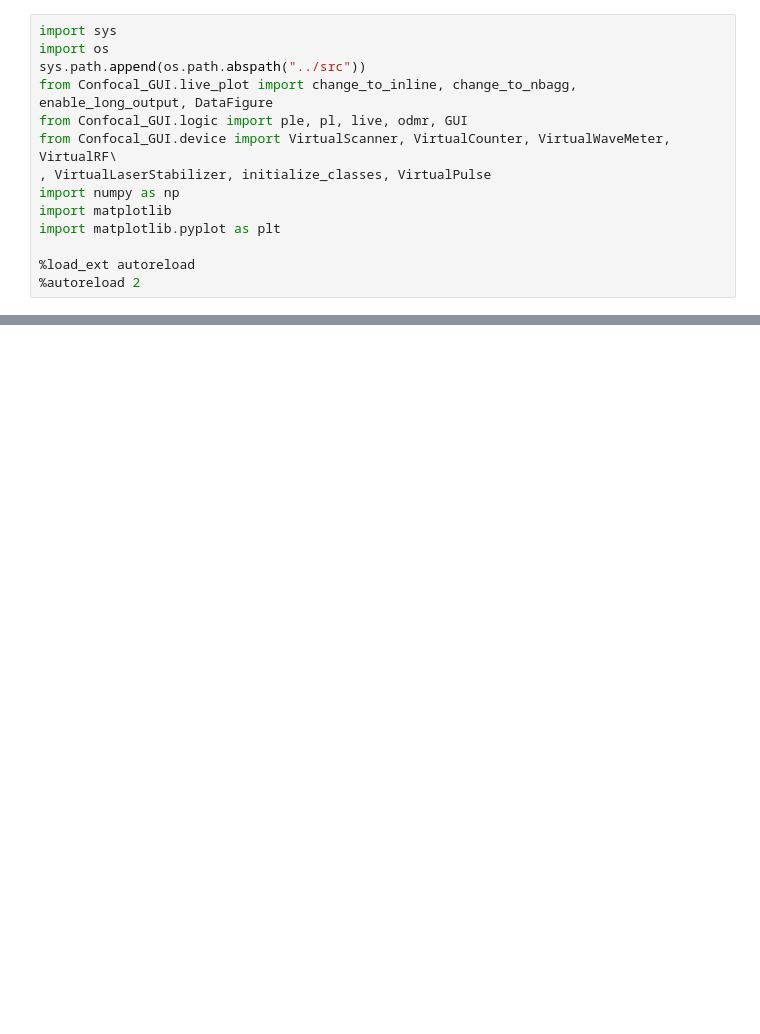
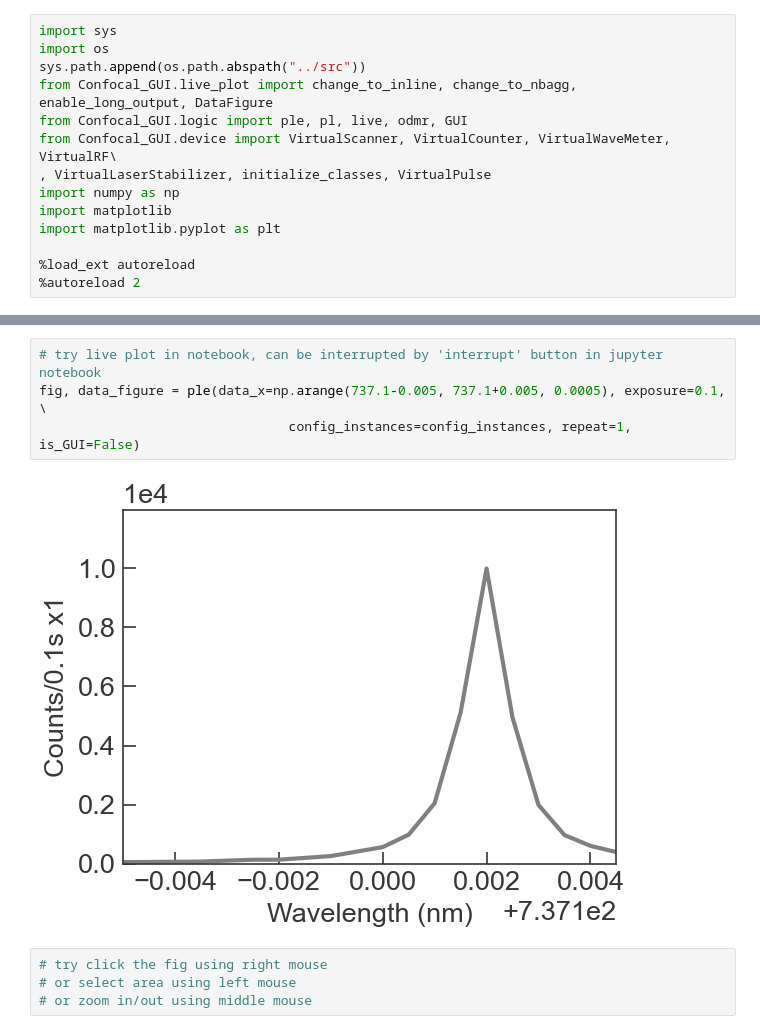
Before and after one commit to QuantumshWu/Confocal-GUI, a Jupyter notebook: jupyter notebook examples/examples with virtual devices.ipynb, the cells around one changed output, grey strips where cells are left out. Saved outputs shown, nothing was run; the diff lists cells and outputs as text; blank space fills up the shorter version.

```diff
--- a/jupyter notebook examples/examples with virtual devices.ipynb
+++ b/jupyter notebook examples/examples with virtual devices.ipynb
@@ -181,0 +75,10 @@ _, popt = data_figure.lorent()
+# %%
+# try live plot in notebook, can be interrupted by 'interrupt' button in jupyter notebook
+fig, data_figure = ple(data_x=np.arange(737.1-0.005, 737.1+0.005, 0.0005), exposure=0.1, \
+                                config_instances=config_instances, repeat=1, is_GUI=False)
+# %% [output]
+[figure, added]
+# %%
+# try click the fig using right mouse
+# or select area using left mouse
+# or zoom in/out using middle mouse
```
Also changed, not shown: parts of 157 cells of this notebook, 19 other files.
